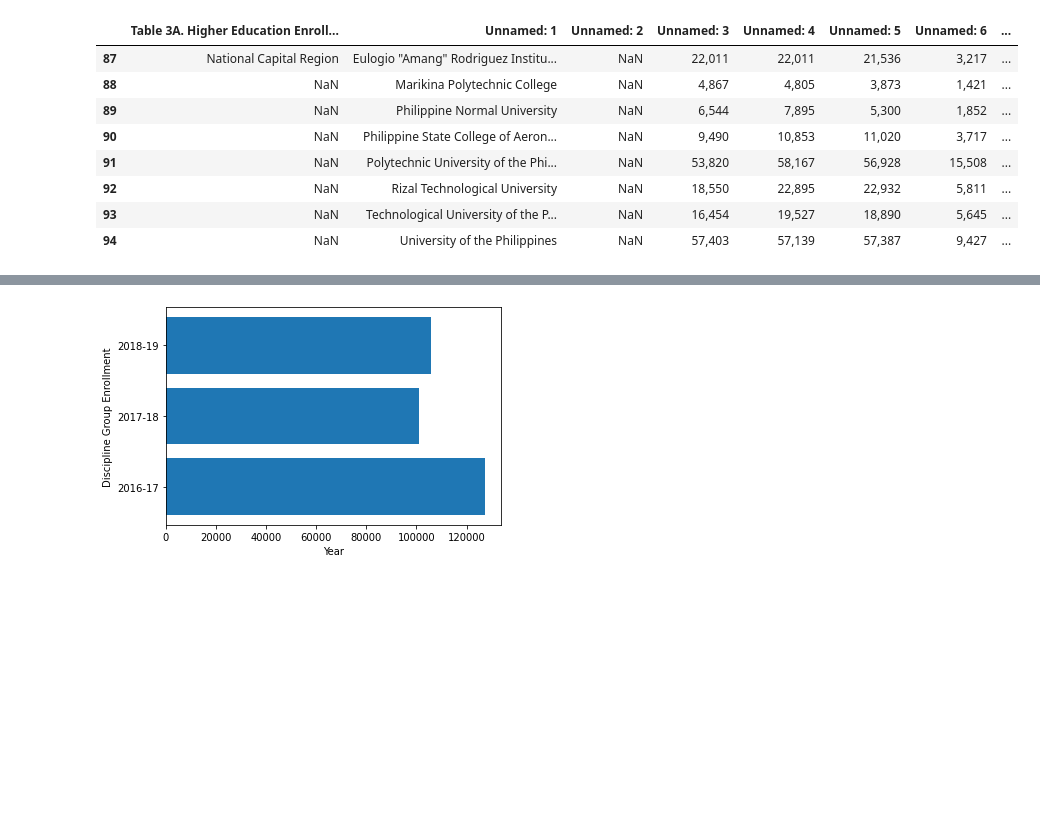
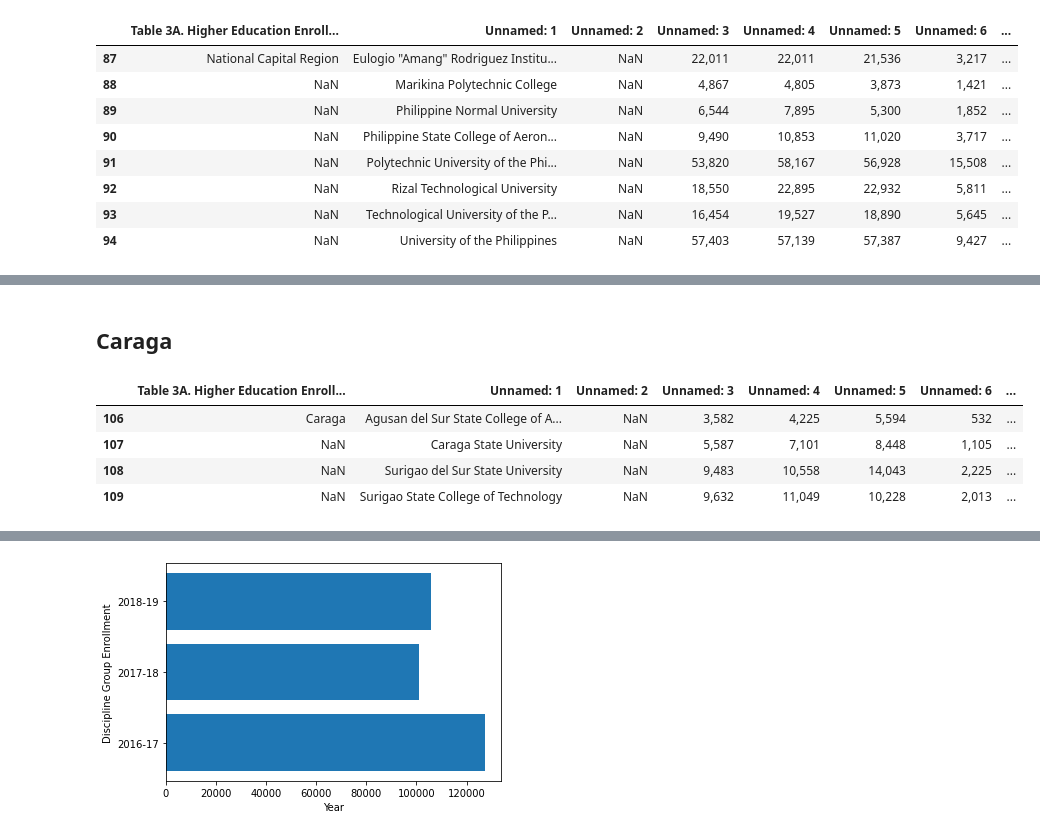
Before and after one commit to GlennBSIT3205/IT-BA-3205_Coalesce, a Jupyter notebook: Education in the Philippines Visualization.ipynb, the cells around one changed output, grey strips where cells are left out. Saved outputs shown, nothing was run; the diff lists cells and outputs as text; code cells hidden in the pictures; blank space fills up the shorter version.

```diff
--- a/Education in the Philippines Visualization.ipynb
+++ b/Education in the Philippines Visualization.ipynb
@@ -247,0 +275,12 @@ display(df.iloc[87:95])
+# %% [markdown]
+## **Caraga**
+# %%
+url = 'https://raw.githubusercontent.com/GlennBSIT3205/IT-BA-3205_Coalesce/main/Data%20Sets/Higher-Education-Enrollment-and-Graduates-in-State-Universities-and-Colleges-1-converted.csv'
+df = pd.read_csv(url)
+display(df.iloc[106:110])
+# %% [output]
+|  | Table 3A. Higher Education Enroll... | Unnamed: 1 | Unnamed: 2 | Unnamed: 3 | Unnamed: 4 | Unnamed: 5 | Unnamed: 6 | ... |
+| 106 | Caraga | Agusan del Sur State College of A... | NaN | 3,582 | 4,225 | 5,594 | 532 | ... |
+| 107 | NaN | Caraga State University | NaN | 5,587 | 7,101 | 8,448 | 1,105 | ... |
+| 108 | NaN | Surigao del Sur State University | NaN | 9,483 | 10,558 | 14,043 | 2,225 | ... |
+| 109 | NaN | Surigao State College of Technology | NaN | 9,632 | 11,049 | 10,228 | 2,013 | ... |
```
Also changed, not shown: parts of 6 cells of this notebook.
